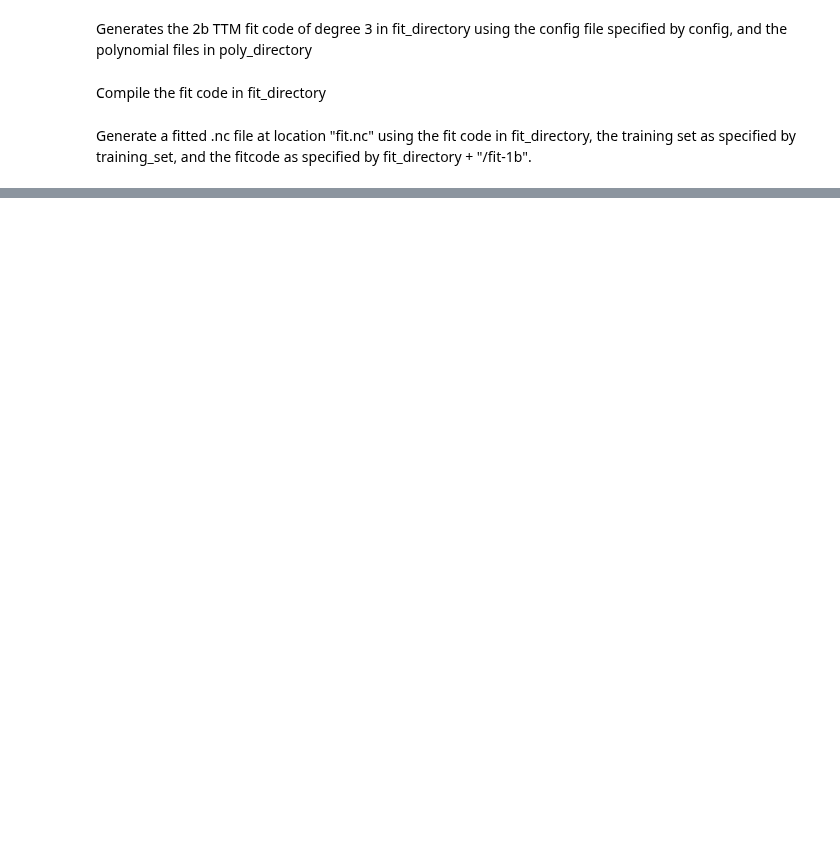
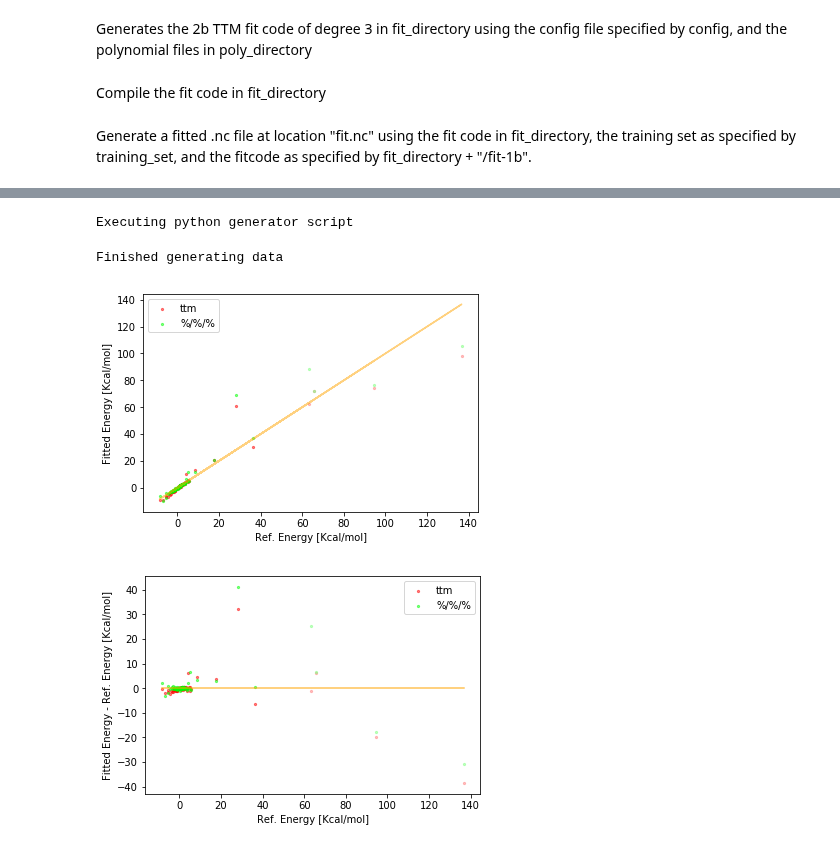
Before and after one commit to paesanilab/MB-Fit, a Jupyter notebook: examples/H2O-NO3-dimer_notebook/H2O_NO3-dimer.ipynb, the cells around one changed output, grey strips where cells are left out. Drawn from its saved outputs; the diff is of its cells as text; code cells hidden in the pictures; blank space fills up the shorter version.

```diff
--- a/examples/H2O-NO3-dimer_notebook/H2O_NO3-dimer.ipynb
+++ b/examples/H2O-NO3-dimer_notebook/H2O_NO3-dimer.ipynb
@@ -18,7 +18,7 @@ test_configs = "test_configs.xyz"
 database = "database.db"
 training_set = "training_set.xyz"
 test_set = "test_set.xyz"
-poly_in = "A1B2_C1D3.in"
+poly_in = "poly.in"
 molecule_in = "A1B2_C1D3"
 poly_directory = "poly"
 config = "config.ini"
@@ -134,9 +153,15 @@ potential_fitting.fit_2b_ttm_training_set(dimer_settings, ttm_directory + "/fit-
 # %%
 potential_fitting.generate_2b_fit_code(dimer_settings, config, poly_in, poly_directory, 2, fit_directory)
+# %% [output]
+Executing python generator script
 # %%
 potential_fitting.compile_fit_code(dimer_settings, fit_directory)
 # %%
 potential_fitting.fit_2b_training_set(dimer_settings, fit_directory + "/fit-2b", training_set, fit_directory, "fitted.nc")
 # %%
 %matplotlib inline
-potential_fitting.fitting.fit_visualizer.compare_energies("ttm/eval-2b-ttm", "ttm/ttm-params.txt", "fit/eval-2b", "fitted.nc", database, "H2O", "NO3-", "%", "%", "%", "test")
+potential_fitting.fitting.fit_visualizer.make_2b_graphs("ttm/eval-2b-ttm", "ttm/ttm-params.txt", "fit/eval-2b", "fitted.nc", database, "H2O", "NO3-", "%", "%", "%", "test")
+# %% [output]
+Finished generating data
+[figure, added]
+[figure, added]
```
Also changed, not shown: parts of 5 cells of this notebook, 9 other files.
